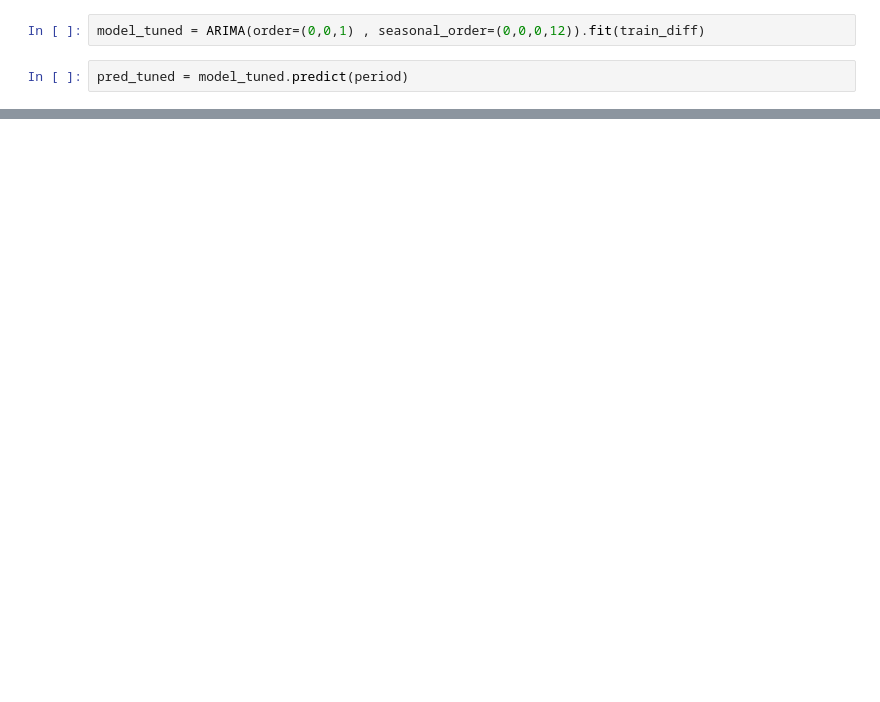
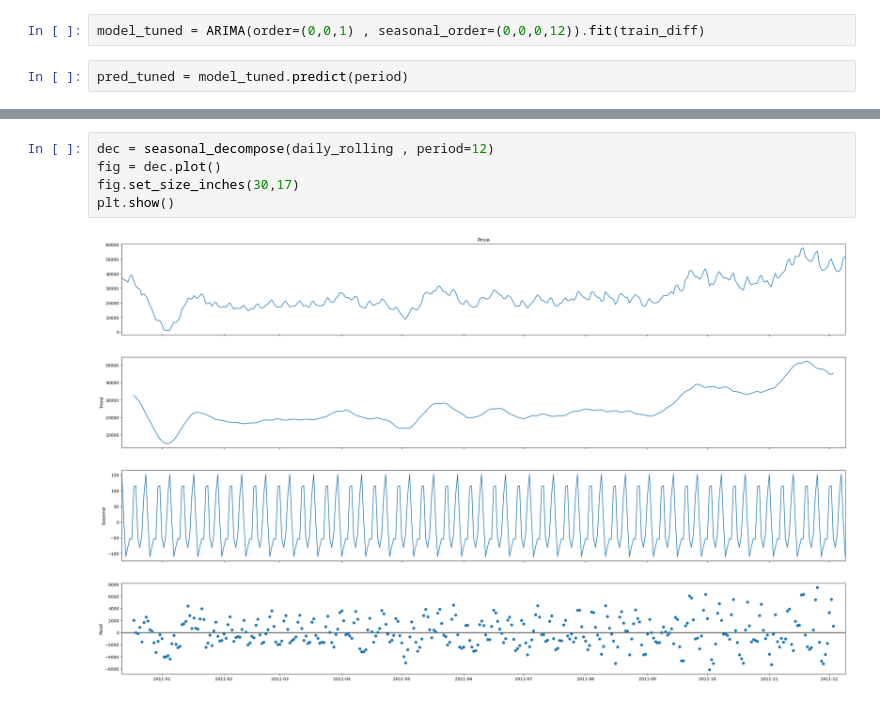
Before and after one commit to pouniq/OnlineRetail_TimeSeries, a Jupyter notebook: First_Project.ipynb, the cells around one changed output, grey strips where cells are left out. Drawn from its saved outputs; the diff is of its cells as text; blank space fills up the shorter version.

```diff
--- a/First_Project.ipynb
+++ b/First_Project.ipynb
@@ -372,0 +194,7 @@ MAPE : 1.02%
+# %%
+dec = seasonal_decompose(daily_rolling , period=12)
+fig = dec.plot()
+fig.set_size_inches(30,17)
+plt.show()
+# %% [output]
+[figure, added]
```
Also changed, not shown: parts of 66 cells of this notebook, 1 other file.
